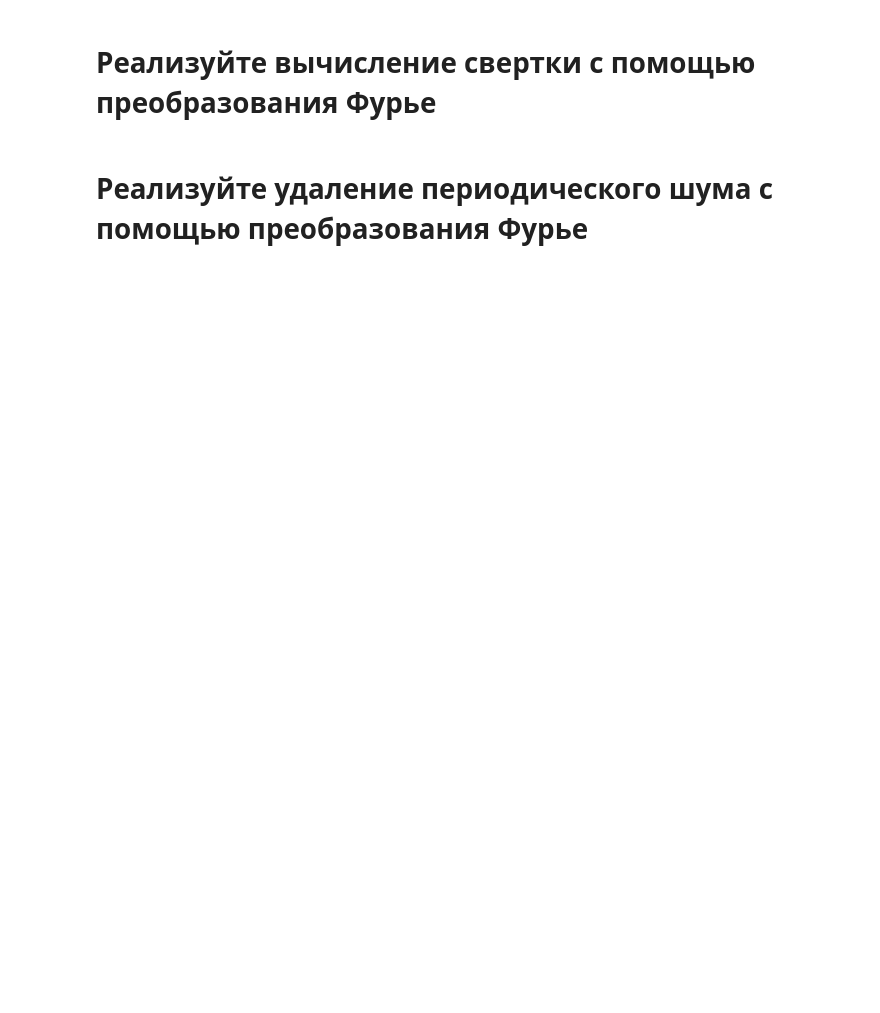
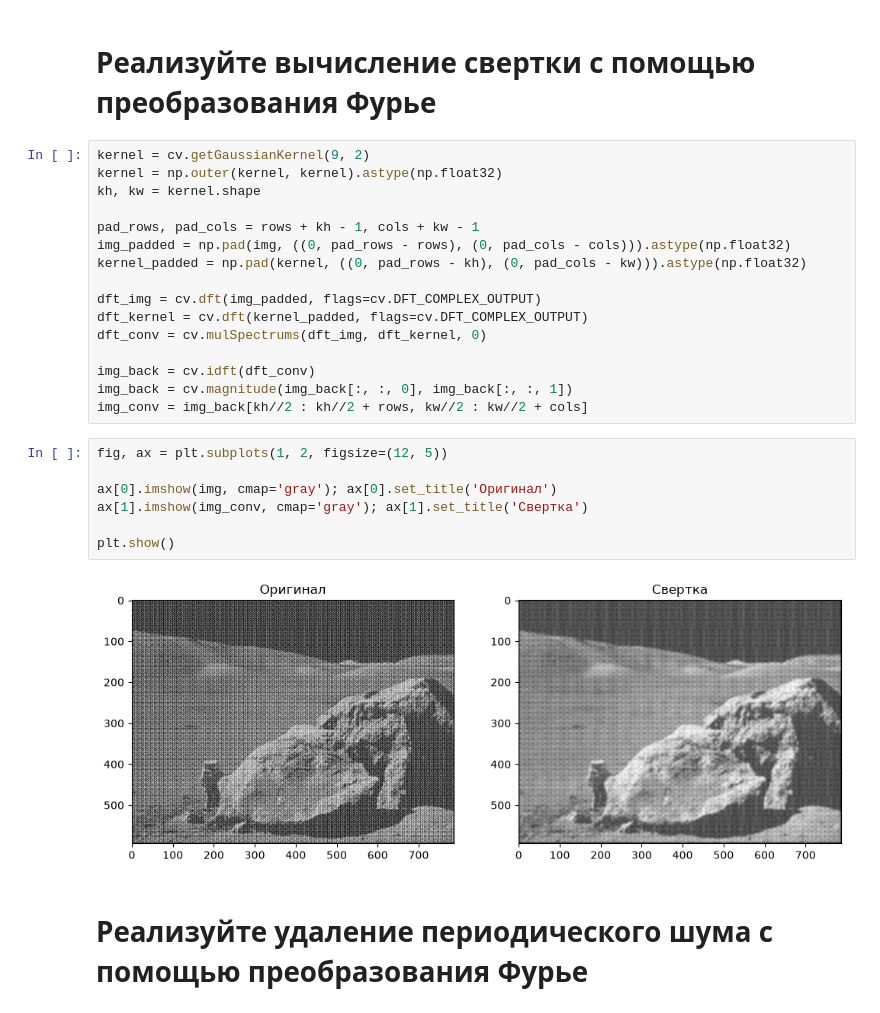
Before and after one commit to CasySh/image-processing-labs, a Jupyter notebook: Lab5.ipynb, the cells around one changed output. Saved outputs shown, nothing was run; the diff lists cells and outputs as text; blank space fills up the shorter version.

```diff
--- a/Lab5.ipynb
+++ b/Lab5.ipynb
@@ -50,4 +41,29 @@ plt.show()
 # %% [markdown]
 # Реализуйте вычисление свертки с помощью преобразования Фурье
+# %%
+kernel = cv.getGaussianKernel(9, 2)
+kernel = np.outer(kernel, kernel).astype(np.float32)
+kh, kw = kernel.shape
+
+pad_rows, pad_cols = rows + kh - 1, cols + kw - 1
+img_padded = np.pad(img, ((0, pad_rows - rows), (0, pad_cols - cols))).astype(np.float32)
+kernel_padded = np.pad(kernel, ((0, pad_rows - kh), (0, pad_cols - kw))).astype(np.float32)
+
+dft_img = cv.dft(img_padded, flags=cv.DFT_COMPLEX_OUTPUT)
+dft_kernel = cv.dft(kernel_padded, flags=cv.DFT_COMPLEX_OUTPUT)
+dft_conv = cv.mulSpectrums(dft_img, dft_kernel, 0)
+
+img_back = cv.idft(dft_conv)
+img_back = cv.magnitude(img_back[:, :, 0], img_back[:, :, 1])
+img_conv = img_back[kh//2 : kh//2 + rows, kw//2 : kw//2 + cols]
+# %%
+fig, ax = plt.subplots(1, 2, figsize=(12, 5))
+
+ax[0].imshow(img, cmap='gray'); ax[0].set_title('Оригинал')
+ax[1].imshow(img_conv, cmap='gray'); ax[1].set_title('Свертка')
+
+plt.show()
+# %% [output]
+[figure, added]
 # %% [markdown]
 # Реализуйте удаление периодического шума с помощью преобразования Фурье
```
Also changed, not shown: parts of 9 cells of this notebook.
